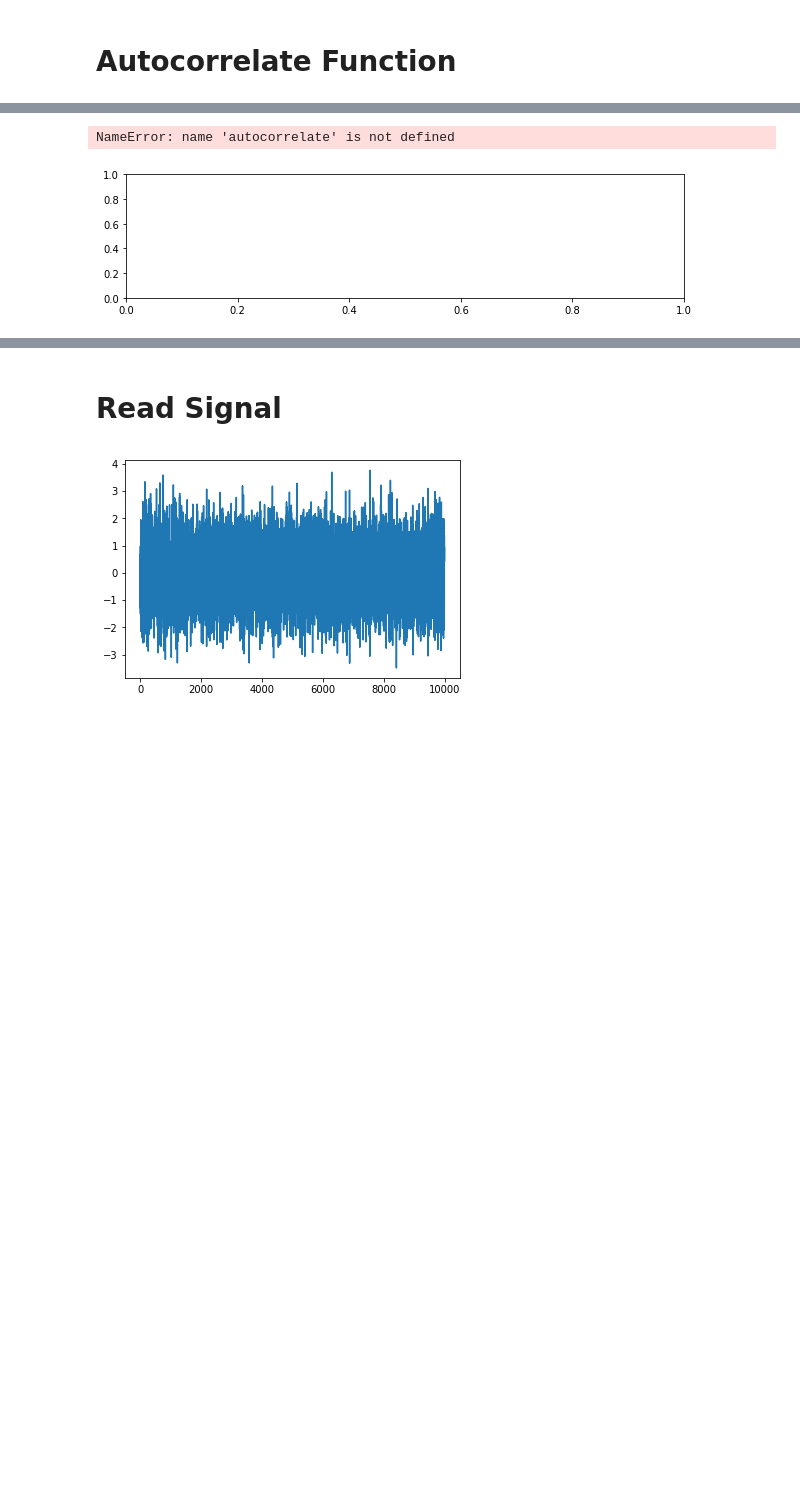
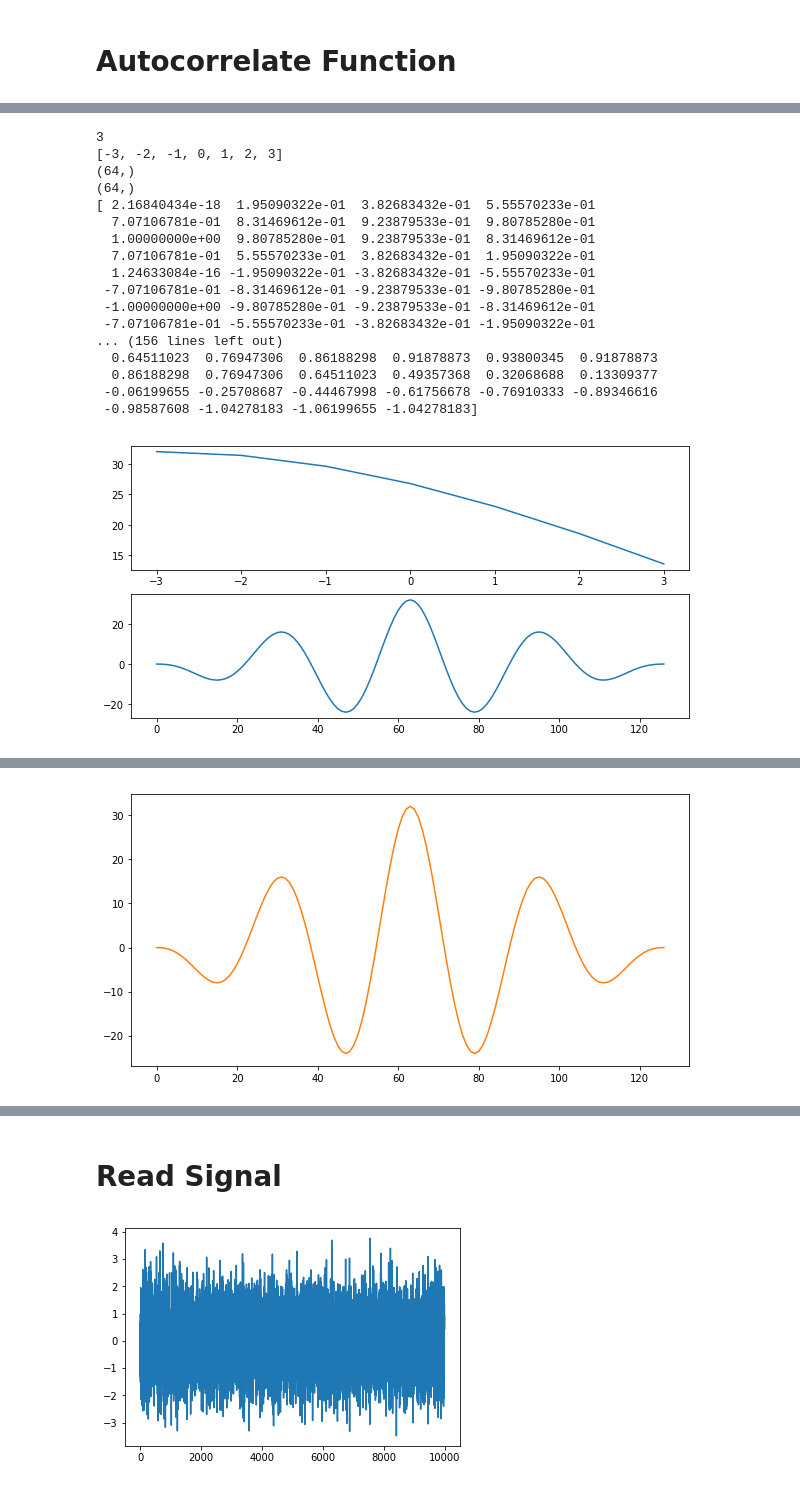
Before and after one commit to PPierzc/PracowniaEEG, a Jupyter notebook: autocorrelate/Cw1.ipynb, the cells around one changed output, grey strips where cells are left out. Saved outputs shown, nothing was run; the diff lists cells and outputs as text; code cells hidden in the pictures; blank space fills up the shorter version.

```diff
--- a/autocorrelate/Cw1.ipynb
+++ b/autocorrelate/Cw1.ipynb
@@ -37,10 +37,10 @@ def covar(syg_1,syg_2, tau=0):
     N = len(syg_1)
 
     _syg_2 = np.zeros(3*N-2, dtype = 'float')
-    _syg_2[N-1:2*N-1] = np.copy(syg_2) - np.std(syg_2)
+    _syg_2[N-1:2*N-1] = np.copy(syg_2)
 
     _syg_1 = np.zeros(3*N-2, dtype= 'float')
-    _syg_1[N+tau:tau+2*N] = np.copy(syg_1) - np.std(syg_1)
+    _syg_1[N+tau:2*N + (tau-1)] = np.copy(syg_1)
 
 
     return np.dot(_syg_1, _syg_2)
@@ -61,15 +61,7 @@ def corr(x, y, K):
             co += (x[i + k] - x_mean) * (y[i] - y_mean)
         corr[j] = co
 
-#     print(co)
-    corr /= N-1
-
-    corr = np.concatenate(corr[::-1], corr)
-
-#     print(co)
-#     co /= np.std(x) * np.std(y)
-
-    return co
+    return corr
 
 def auto_covar(syg_1, syg_2, normed=True):
     if syg_1.shape != syg_2.shape:
@@ -97,6 +89,33 @@ def auto_covar(syg_1, syg_2, normed=True):
         f_corr /= norm
 
     return tau, f_corr
+
+
+def covar(x,y,k=0):
+    #raise len(x) == len(y)
+    N = len(x)
+    _x = x[k:] - np.mean(x[k:])
+    _y = y[:N-k] - np.mean(y[:N-k])
+    _x = _x.reshape(len(_x))
+    _y = _y.reshape(len(_y))
+    print(_x.shape)
+    print(_y.shape)
+
+    print(_x, _y)
+    return np.dot(_x, _y)
+
+def auto_covar_for_tau(x, y, tau=0, normed=True):
+    print(tau)
+    tau = list(range(-tau, tau+1))
+    print(tau)
+    covars = np.zeros(len(tau))
+    for i,t in enumerate(tau):
+        covars[i] = covar(x,y,i)
+
+    return tau, covars
+
+def auto_corr_for_tau(syg, tau=0, normed=True):
+    return auto_covar_for_tau(syg, syg, tau, normed)
 # %%
 t = np.arange(0, 2, 1/32)
 x = np.sin(2 * np.pi * 1 * t)
@@ -103,17 +141,33 @@ x = np.sin(2 * np.pi * 1 * t)
 # %%
 plt.figure(figsize=((10,5)))
 
 plt.subplot(2,1,1)
-plt.plot(*auto_corr_for_tau(x, -len(x), len(x)-1))
+plt.plot(*auto_covar_for_tau(x,x,3))
 
 plt.subplot(2,1,2)
 plt.plot(np.correlate(x, x, 'full'))
 plt.show()
 
 plt.figure(figsize=((10,5)))
-plt.plot(*auto_corr_for_tau(x, -len(x), len(x)-1, normed=False))
+plt.plot(*auto_corr_for_tau(x, normed=False))
 plt.plot(np.correlate(x, x, 'full'))
 plt.show()
 # %% [output]
-NameError: name 'autocorrelate' is not defined
+3
+[-3, -2, -1, 0, 1, 2, 3]
+(64,)
+(64,)
+[ 2.16840434e-18  1.95090322e-01  3.82683432e-01  5.55570233e-01
+  7.07106781e-01  8.31469612e-01  9.23879533e-01  9.80785280e-01
+  1.00000000e+00  9.80785280e-01  9.23879533e-01  8.31469612e-01
+  7.07106781e-01  5.55570233e-01  3.82683432e-01  1.95090322e-01
+  1.24633084e-16 -1.95090322e-01 -3.82683432e-01 -5.55570233e-01
+ -7.07106781e-01 -8.31469612e-01 -9.23879533e-01 -9.80785280e-01
+ -1.00000000e+00 -9.80785280e-01 -9.23879533e-01 -8.31469612e-01
+ -7.07106781e-01 -5.55570233e-01 -3.82683432e-01 -1.95090322e-01
+... (156 lines left out)
+  0.64511023  0.76947306  0.86188298  0.91878873  0.93800345  0.91878873
+  0.86188298  0.76947306  0.64511023  0.49357368  0.32068688  0.13309377
+ -0.06199655 -0.25708687 -0.44467998 -0.61756678 -0.76910333 -0.89346616
+ -0.98587608 -1.04278183 -1.06199655 -1.04278183]
-[figure, old version]
+[figure, new version]
@@ -119,0 +191 @@ NameError: name 'autocorrelate' is not defined
+[figure, added]
```
Also changed, not shown: parts of 28 cells of this notebook, 1 other file.
